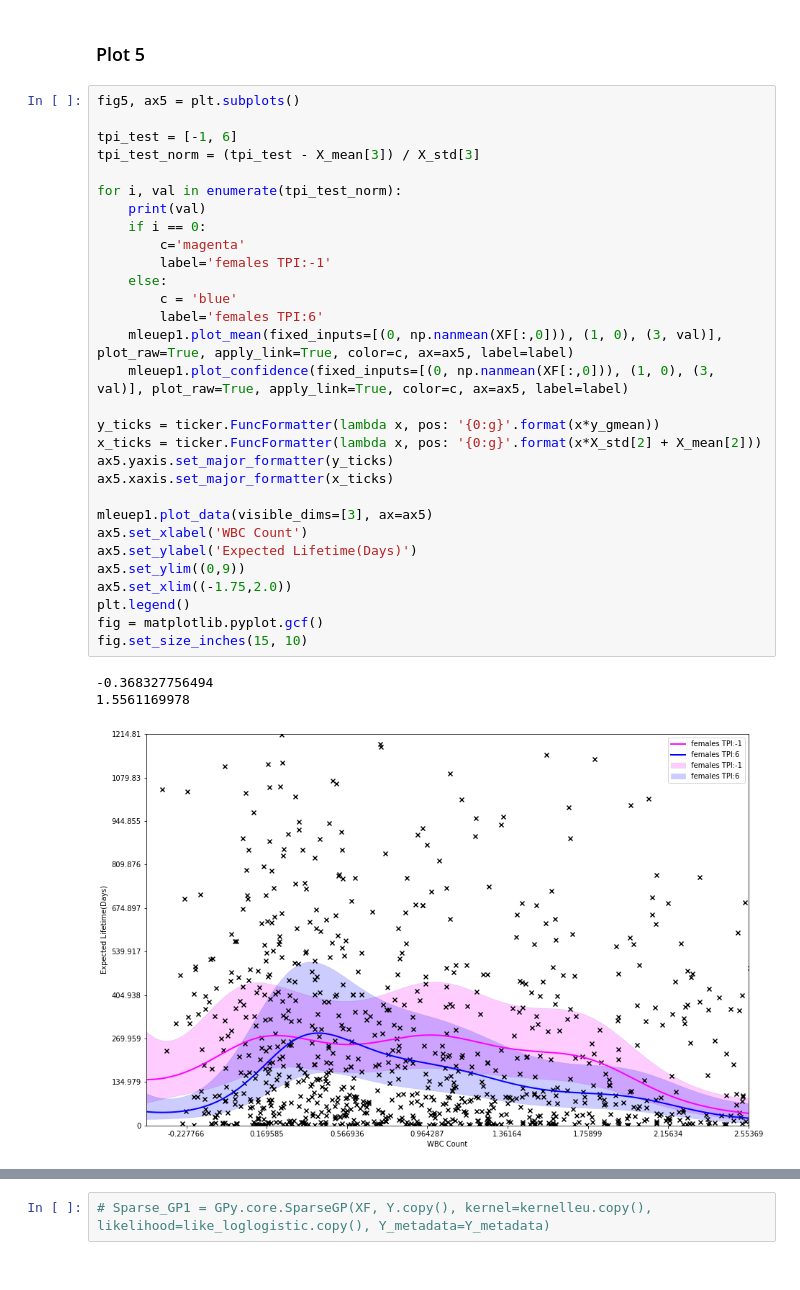
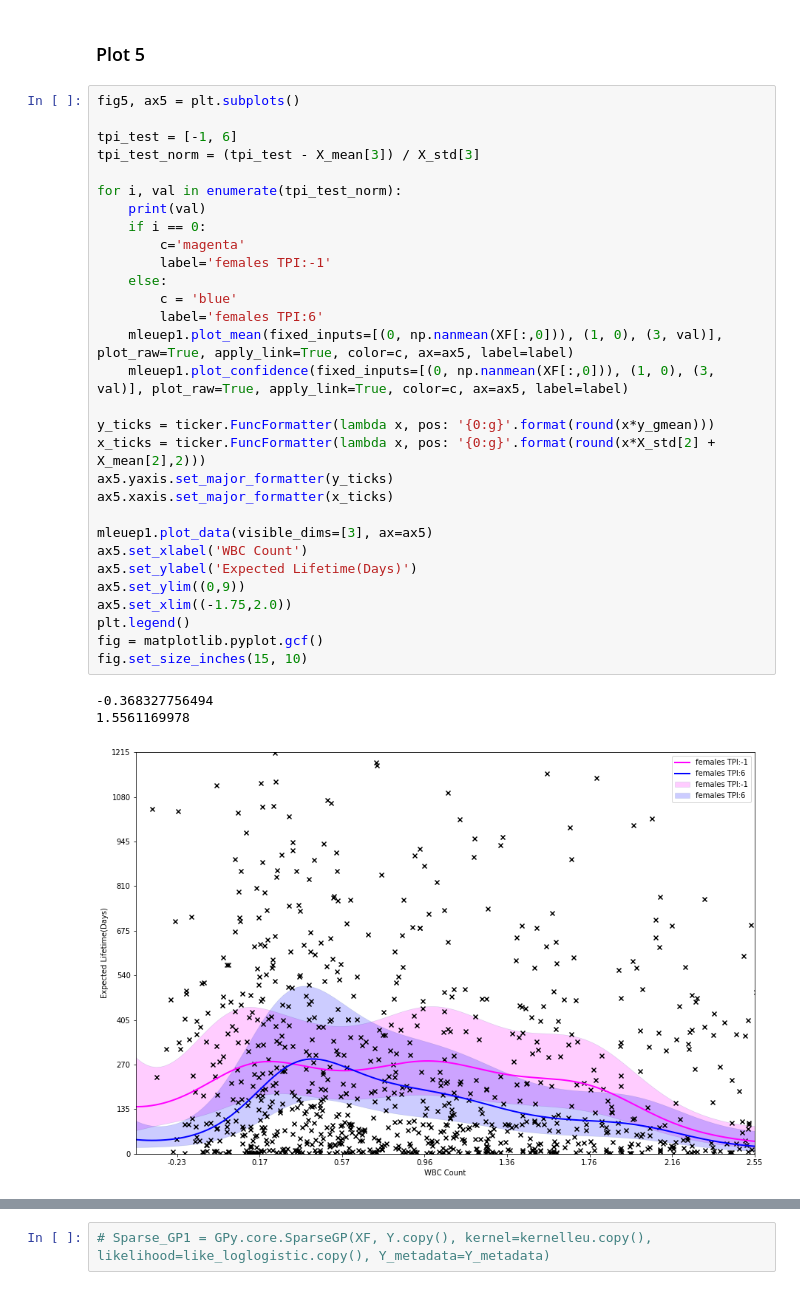
Before and after one commit to adhaka/notebook_gallery, a Jupyter notebook: clean/Survival-GP-Demo-Clean.ipynb, the cells around one changed output, grey strips where cells are left out. Saved outputs shown, nothing was run; the diff lists cells and outputs as text.

```diff
--- a/clean/Survival-GP-Demo-Clean.ipynb
+++ b/clean/Survival-GP-Demo-Clean.ipynb
@@ -695,33 +687,33 @@ print(m1[''])
 fig5, ax5 = plt.subplots()
 
 tpi_test = [-1, 6]
 tpi_test_norm = (tpi_test - X_mean[3]) / X_std[3]
 
 for i, val in enumerate(tpi_test_norm):
     print(val)
     if i == 0:
         c='magenta'
         label='females TPI:-1'
     else:
         c = 'blue'
         label='females TPI:6'
     mleuep1.plot_mean(fixed_inputs=[(0, np.nanmean(XF[:,0])), (1, 0), (3, val)], plot_raw=True, apply_link=True, color=c, ax=ax5, label=label)
     mleuep1.plot_confidence(fixed_inputs=[(0, np.nanmean(XF[:,0])), (1, 0), (3, val)], plot_raw=True, apply_link=True, color=c, ax=ax5, label=label)
 
-y_ticks = ticker.FuncFormatter(lambda x, pos: '{0:g}'.format(x*y_gmean))
-x_ticks = ticker.FuncFormatter(lambda x, pos: '{0:g}'.format(x*X_std[2] + X_mean[2]))
+y_ticks = ticker.FuncFormatter(lambda x, pos: '{0:g}'.format(round(x*y_gmean)))
+x_ticks = ticker.FuncFormatter(lambda x, pos: '{0:g}'.format(round(x*X_std[2] + X_mean[2],2)))
 ax5.yaxis.set_major_formatter(y_ticks)
 ax5.xaxis.set_major_formatter(x_ticks)
 
 mleuep1.plot_data(visible_dims=[3], ax=ax5)
 ax5.set_xlabel('WBC Count')
 ax5.set_ylabel('Expected Lifetime(Days)')
 ax5.set_ylim((0,9))
 ax5.set_xlim((-1.75,2.0))
 plt.legend()
 fig = matplotlib.pyplot.gcf()
 fig.set_size_inches(15, 10)
 # %% [output]
 -0.368327756494
 1.5561169978
-[figure, old version]
+[figure, new version]
```
Also changed, not shown: parts of 17 cells of this notebook, 3 other files.
